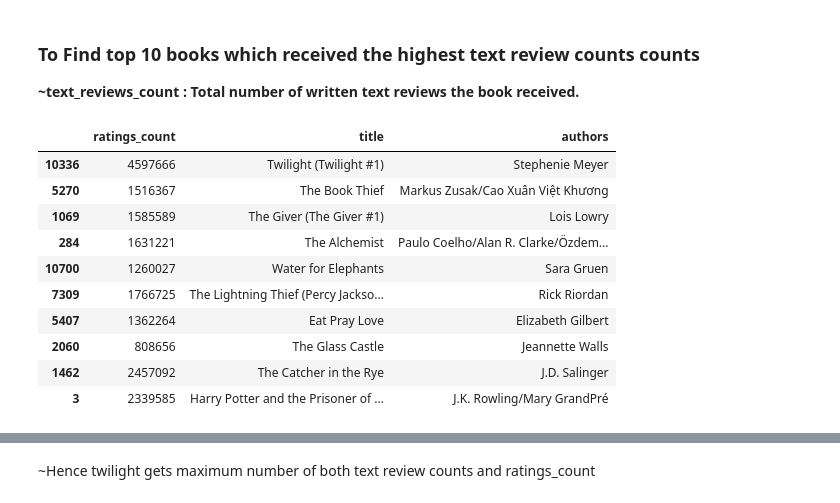
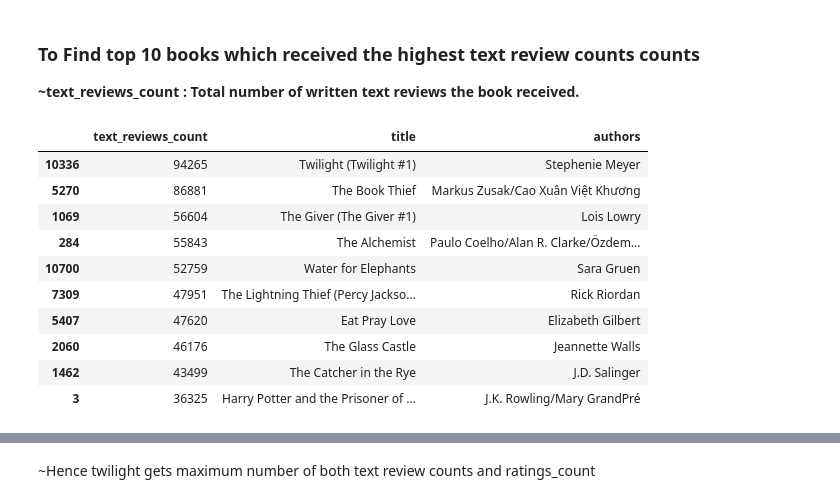
Before and after one commit to ShubhangiDabral13/Goodreads-books, a Jupyter notebook: Goodreads-books Analysis and Visualization .ipynb, the cells around one changed output, grey strips where cells are left out. Drawn from its saved outputs; the diff is of its cells as text; code cells hidden in the pictures.

```diff
--- a/Goodreads-books Analysis and Visualization .ipynb
+++ b/Goodreads-books Analysis and Visualization .ipynb
@@ -557,19 +560,19 @@ books20s.sort_values("ratings_count",ascending = False)[["ratings_count","title"
 
 **~text_reviews_count : Total number of written text reviews the book received.**
 # %%
-book = books.sort_values("text_reviews_count",ascending = False)[["ratings_count","title","authors",]].head(10)
+book = books.sort_values("text_reviews_count",ascending = False)[["text_reviews_count","title","authors",]].head(10)
 book
 # %% [output]
-|  | ratings_count | title | authors |
-| 10336 | 4597666 | Twilight (Twilight #1) | Stephenie Meyer |
-| 5270 | 1516367 | The Book Thief | Markus Zusak/Cao Xuân Việt Khương |
-| 1069 | 1585589 | The Giver (The Giver #1) | Lois Lowry |
-| 284 | 1631221 | The Alchemist | Paulo Coelho/Alan R. Clarke/Özdem... |
-| 10700 | 1260027 | Water for Elephants | Sara Gruen |
-| 7309 | 1766725 | The Lightning Thief (Percy Jackso... | Rick Riordan |
-| 5407 | 1362264 | Eat Pray Love | Elizabeth Gilbert |
-| 2060 | 808656 | The Glass Castle | Jeannette Walls |
-| 1462 | 2457092 | The Catcher in the Rye | J.D. Salinger |
-| 3 | 2339585 | Harry Potter and the Prisoner of ... | J.K. Rowling/Mary GrandPré |
+|  | text_reviews_count | title | authors |
+| 10336 | 94265 | Twilight (Twilight #1) | Stephenie Meyer |
+| 5270 | 86881 | The Book Thief | Markus Zusak/Cao Xuân Việt Khương |
+| 1069 | 56604 | The Giver (The Giver #1) | Lois Lowry |
+| 284 | 55843 | The Alchemist | Paulo Coelho/Alan R. Clarke/Özdem... |
+| 10700 | 52759 | Water for Elephants | Sara Gruen |
+| 7309 | 47951 | The Lightning Thief (Percy Jackso... | Rick Riordan |
+| 5407 | 47620 | Eat Pray Love | Elizabeth Gilbert |
+| 2060 | 46176 | The Glass Castle | Jeannette Walls |
+| 1462 | 43499 | The Catcher in the Rye | J.D. Salinger |
+| 3 | 36325 | Harry Potter and the Prisoner of ... | J.K. Rowling/Mary GrandPré |
 # %%
 book.reset_index(drop = True)
```
Also changed, not shown: parts of 6 cells of this notebook.
